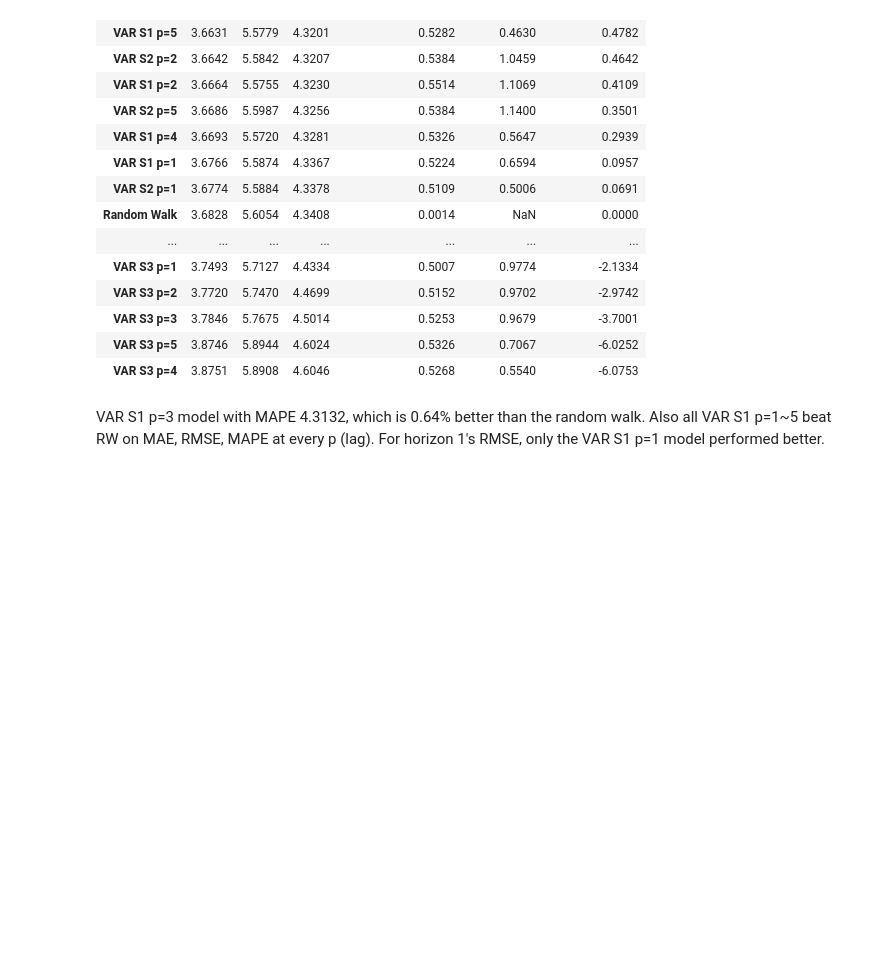
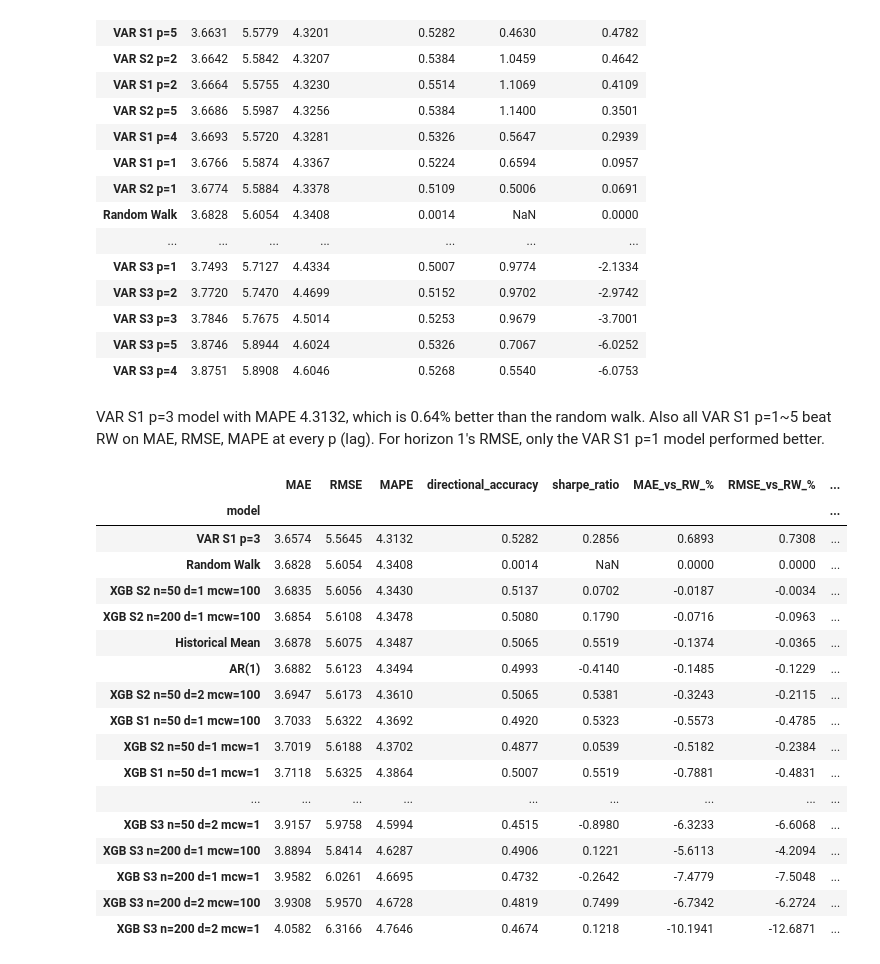
Before and after one commit to airrehn/Sample-Taxed, a Jupyter notebook: notebooks/aa_forecast5.ipynb, the cells around one changed output. Saved outputs shown, nothing was run; the diff lists cells and outputs as text; code cells hidden in the pictures; blank space fills up the shorter version.

```diff
--- a/notebooks/aa_forecast5.ipynb
+++ b/notebooks/aa_forecast5.ipynb
@@ -91,0 +118,51 @@ VAR S1 p=3 model with MAPE 4.3132, which is 0.64% better than the random walk. A
+# %%
+STAGES = {
+    "S1": ["log_return", "wti", "sp500"],
+    "S2": ["log_return", "wti", "sp500", "usd", "vix"],
+    "S3": ["log_return", "wti", "sp500", "usd", "vix", "epu", "ovx"],
+}
+val_args = dict(horizon=5, start_date="2024-01-01", end_date="2026-09-30", target_end_date="2026-09-30")
+
+feats = {stage: make_lag_features(df_var, cols, lags=3) for stage, cols in STAGES.items()}
+grid = [dict(n_estimators=n, max_depth=d, min_child_weight=m)
+        for n, d, m in itertools.product([50, 200], [1, 2], [1, 100])]
+jobs = [(stage, g) for stage in STAGES for g in grid]
+
+runs = Parallel(n_jobs=-1)(
+    delayed(walk_forward)(df_var, forecast_funct=xgb_forecast, features=feats[stage], **g, **val_args)
+    for stage, g in jobs
+)
+# %%
+results = {
+    "Random Walk": walk_forward(df_var, forecast_funct=random_walk_forecast, **val_args),
+    "Historical Mean": walk_forward(df_var, forecast_funct=historical_mean_forecast, lookback=3000, **val_args),
+    "AR(1)": walk_forward(df_var, forecast_funct=ar1_forecast, lookback=3000, **val_args),
+    "VAR S1 p=3": walk_forward(df_var, forecast_funct=var_forecast, cols=STAGES["S1"], lags=3, **val_args),
+}
+for (stage, g), r in zip(jobs, runs):
+    results[f"XGB {stage} n={g['n_estimators']} d={g['max_depth']} mcw={g['min_child_weight']}"] = r
+
+table = compare_models(results, horizon=5)[["MAE", "RMSE", "MAPE", "directional_accuracy", "sharpe_ratio"]]
+
+for metric in ["MAE", "RMSE", "MAPE"]:
+    table[f"{metric}_vs_RW_%"] = (1 - table[metric] / table.loc["Random Walk", metric]) * 100
+table.round(4).sort_values("MAPE")
+# %% [output]
+|  | MAE | RMSE | MAPE | directional_accuracy | sharpe_ratio | MAE_vs_RW_% | RMSE_vs_RW_% | ... |
+| model |  |  |  |  |  |  |  | ... |
+| VAR S1 p=3 | 3.6574 | 5.5645 | 4.3132 | 0.5282 | 0.2856 | 0.6893 | 0.7308 | ... |
+| Random Walk | 3.6828 | 5.6054 | 4.3408 | 0.0014 | NaN | 0.0000 | 0.0000 | ... |
+| XGB S2 n=50 d=1 mcw=100 | 3.6835 | 5.6056 | 4.3430 | 0.5137 | 0.0702 | -0.0187 | -0.0034 | ... |
+| XGB S2 n=200 d=1 mcw=100 | 3.6854 | 5.6108 | 4.3478 | 0.5080 | 0.1790 | -0.0716 | -0.0963 | ... |
+| Historical Mean | 3.6878 | 5.6075 | 4.3487 | 0.5065 | 0.5519 | -0.1374 | -0.0365 | ... |
+| AR(1) | 3.6882 | 5.6123 | 4.3494 | 0.4993 | -0.4140 | -0.1485 | -0.1229 | ... |
+| XGB S2 n=50 d=2 mcw=100 | 3.6947 | 5.6173 | 4.3610 | 0.5065 | 0.5381 | -0.3243 | -0.2115 | ... |
+| XGB S1 n=50 d=1 mcw=100 | 3.7033 | 5.6322 | 4.3692 | 0.4920 | 0.5323 | -0.5573 | -0.4785 | ... |
+| XGB S2 n=50 d=1 mcw=1 | 3.7019 | 5.6188 | 4.3702 | 0.4877 | 0.0539 | -0.5182 | -0.2384 | ... |
+| XGB S1 n=50 d=1 mcw=1 | 3.7118 | 5.6325 | 4.3864 | 0.5007 | 0.5519 | -0.7881 | -0.4831 | ... |
+| ... | ... | ... | ... | ... | ... | ... | ... | ... |
+| XGB S3 n=50 d=2 mcw=1 | 3.9157 | 5.9758 | 4.5994 | 0.4515 | -0.8980 | -6.3233 | -6.6068 | ... |
+| XGB S3 n=200 d=1 mcw=100 | 3.8894 | 5.8414 | 4.6287 | 0.4906 | 0.1221 | -5.6113 | -4.2094 | ... |
+| XGB S3 n=200 d=1 mcw=1 | 3.9582 | 6.0261 | 4.6695 | 0.4732 | -0.2642 | -7.4779 | -7.5048 | ... |
+| XGB S3 n=200 d=2 mcw=100 | 3.9308 | 5.9570 | 4.6728 | 0.4819 | 0.7499 | -6.7342 | -6.2724 | ... |
+| XGB S3 n=200 d=2 mcw=1 | 4.0582 | 6.3166 | 4.7646 | 0.4674 | 0.1218 | -10.1941 | -12.6871 | ... |
```
Also changed, not shown: parts of 7 cells of this notebook.
